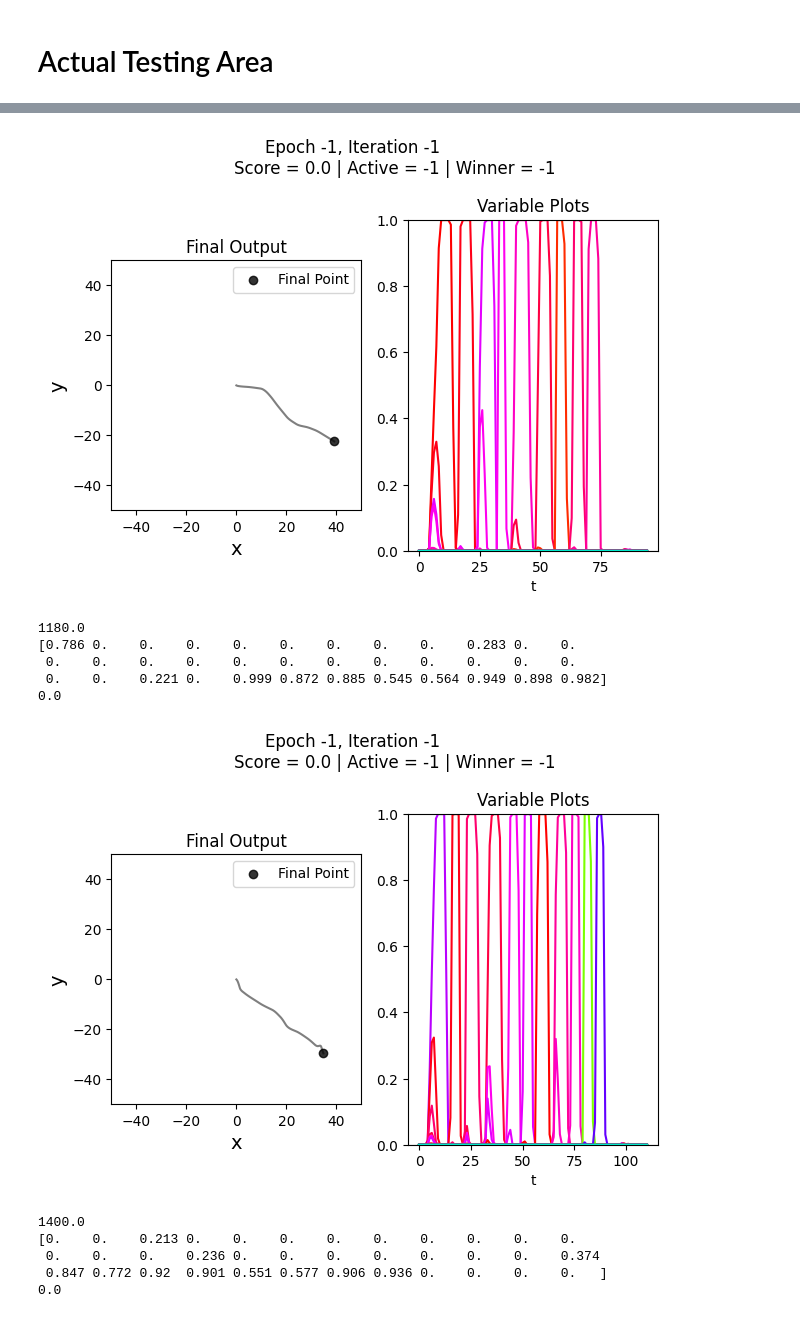
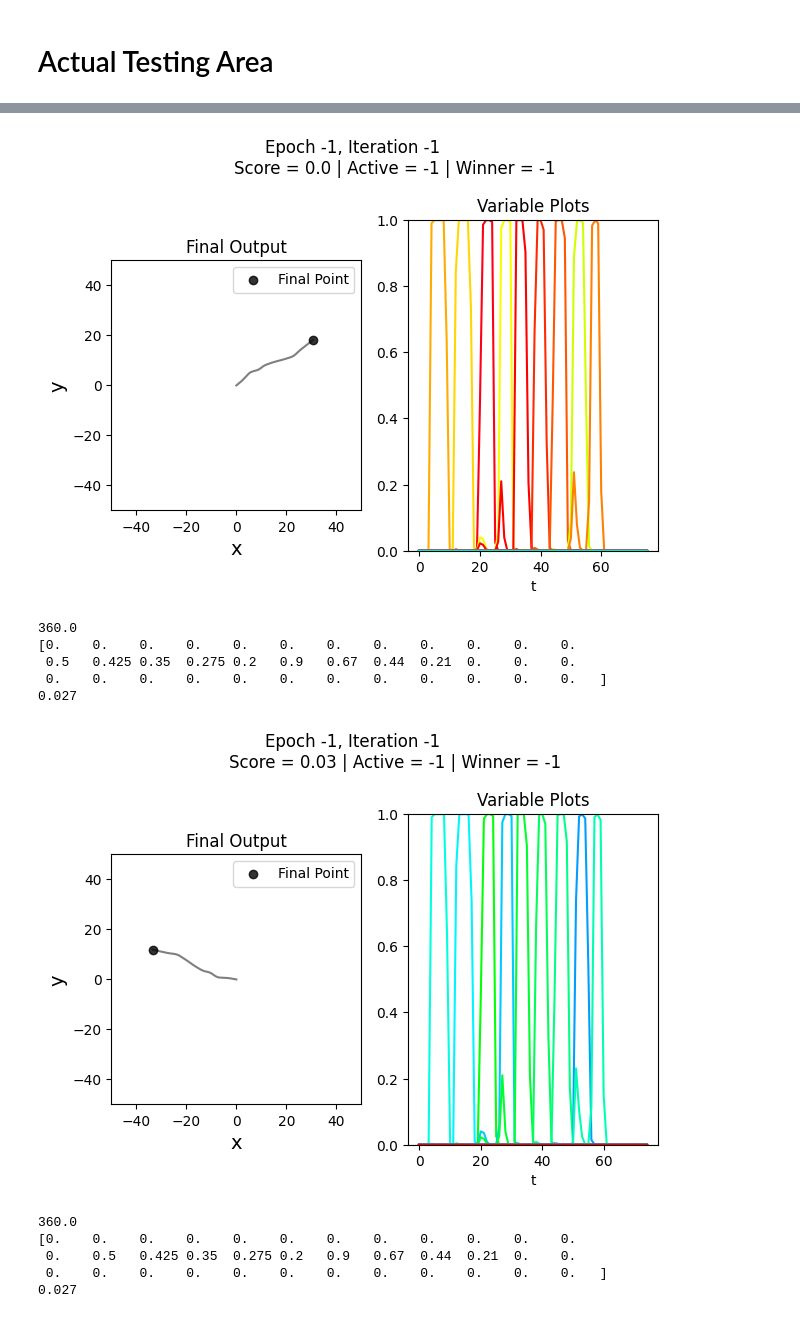
Before and after one commit to r-schad/Code-Ring-Network, a Jupyter notebook: effector_layer_testing.ipynb, the cells around one changed output, grey strips where cells are left out. Saved outputs shown, nothing was run; the diff lists cells and outputs as text; code cells hidden in the pictures.

Commit message:
more metric testing

```diff
--- a/effector_layer_testing.ipynb
+++ b/effector_layer_testing.ipynb
@@ -214,7 +213,7 @@ ID string: 2024-03-14 195145998459
 # %% [markdown]
 # Metric
 # %%
-def metric(code_activity, **metric_kwargs):
+def nominal_ang_dev_metric(code_activity, **metric_kwargs):
     n = len(code_activity)
     active_idxs = np.argwhere(code_activity > metric_kwargs['min_activity_value']).flatten()
     num_high = len(active_idxs)
@@ -257,21 +256,34 @@ def metric(code_activity, **metric_kwargs):
 # Actual Testing Area
 # %%
 score = 0.0
-while score < 0.01:
+while score < 0.1:
     # code_input = np.concatenate((np.linspace(1, min_activity_value+0.2, num_desired_high), np.zeros(crn.ring_layer.num_ring_units-num_desired_high)))
     # r = np.random.randint(0, crn.ring_layer.num_ring_units)
     # code_input = np.roll(code_input, r)
-    code_input = bimodal_exponential_noise(num_low=noise_num_low,
-                                        num_high=noise_num_high,
-                                        noise_rate_low=noise_rate_low,
-                                        noise_rate_high=noise_rate_high,
-                                        shuffle=False,
-                                        clip_01=True)
+    # code_input = bimodal_exponential_noise(num_low=noise_num_low,
+    #                                     num_high=noise_num_high,
+    #                                     noise_rate_low=noise_rate_low,
+    #                                     noise_rate_high=noise_rate_high,
+    #                                     shuffle=False,
+    #                                     clip_01=True)
+    ideal = np.concatenate((np.linspace(0.2, 0.5, noise_num_high-4), np.zeros(noise_num_low), np.linspace(0.21, 0.9, 4)))
+    random_roll = np.random.randint(0, crn.code_layer.num_code_units)
+    flip_vector = 1 # np.random.randint(0,2)
+
+    if flip_vector:
+        code_input = np.flip(np.roll(ideal, random_roll))
+    else:
+        code_input = np.roll(ideal, random_roll)
+
+
+    code_output = np.where(code_input >= min_activity_value, code_input, 0.0)
+
+    # determine outp
     roll_val = np.random.randint(0, crn.code_layer.num_code_units)
     code_input = np.roll(code_input, roll_val)
     code_output = np.where(code_input >= min_activity_value, code_input, 0.0)
 
-    score = metric(code_output, min_activity_value=min_activity_value, penalty_rate=-0.01)
+    score = nominal_ang_dev_metric(code_output, min_activity_value=min_activity_value, penalty_rate=-0.01)
 
     # print(code_output)
 
@@ -312,12 +324,12 @@ while score < 0.01:
-[figure, old version]
+[figure, new version]
-1180.0
-[0.786 0.    0.    0.    0.    0.    0.    0.    0.    0.283 0.    0.
- 0.    0.    0.    0.    0.    0.    0.    0.    0.    0.    0.    0.
- 0.    0.    0.221 0.    0.999 0.872 0.885 0.545 0.564 0.949 0.898 0.982]
-0.0
+360.0
+[0.    0.    0.    0.    0.    0.    0.    0.    0.    0.    0.    0.
+ 0.5   0.425 0.35  0.275 0.2   0.9   0.67  0.44  0.21  0.    0.    0.
+ 0.    0.    0.    0.    0.    0.    0.    0.    0.    0.    0.    0.   ]
+0.027
-[figure, old version]
+[figure, new version]
-1400.0
-[0.    0.    0.213 0.    0.    0.    0.    0.    0.    0.    0.    0.
- 0.    0.    0.    0.236 0.    0.    0.    0.    0.    0.    0.    0.374
- 0.847 0.772 0.92  0.901 0.551 0.577 0.906 0.936 0.    0.    0.    0.   ]
-0.0
+360.0
+[0.    0.    0.    0.    0.    0.    0.    0.    0.    0.    0.    0.
+ 0.    0.5   0.425 0.35  0.275 0.2   0.9   0.67  0.44  0.21  0.    0.
+ 0.    0.    0.    0.    0.    0.    0.    0.    0.    0.    0.    0.   ]
+0.027
```
Also changed, not shown: parts of 3 cells of this notebook.
